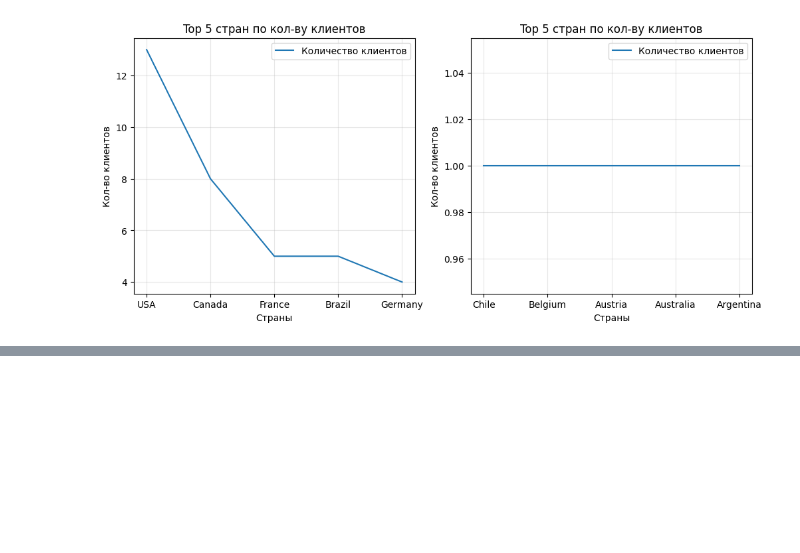
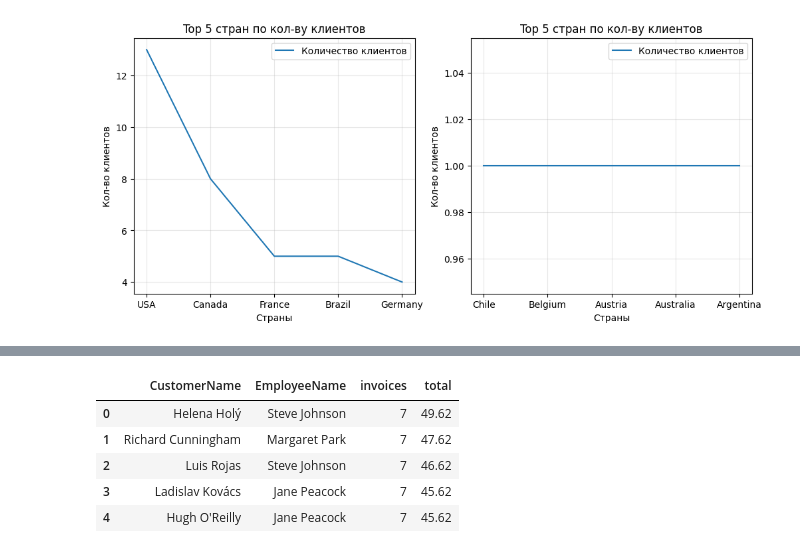
Before and after one commit to barmaley350/SQLLessons, a Jupyter notebook: jupyter_notebooks/examples.ipynb, the cells around one changed output, grey strips where cells are left out. Drawn from its saved outputs; the diff is of its cells as text; code cells hidden in the pictures; blank space fills up the shorter version.

```diff
--- a/jupyter_notebooks/examples.ipynb
+++ b/jupyter_notebooks/examples.ipynb
@@ -77,0 +81,20 @@ plt.show()
+# %%
+sql = """SELECT
+	c.FirstName || ' ' || c.LastName AS CustomerName,
+	e.FirstName || ' ' || e.LastName AS EmployeeName,
+	COUNT(i.InvoiceId) AS invoices,
+	SUM(i.Total) AS total
+FROM customer c
+LEFT JOIN employee e ON c.SupportRepId = e.EmployeeId
+LEFT JOIN invoice i ON i.CustomerId  = c.CustomerId
+GROUP BY c.CustomerId, e.FirstName, e.LastName
+ORDER BY total DESC;"""
+data = pd.read_sql_query(sql, conn)
+data.head()
+# %% [output]
+|  | CustomerName | EmployeeName | invoices | total |
+| 0 | Helena Holý | Steve Johnson | 7 | 49.62 |
+| 1 | Richard Cunningham | Margaret Park | 7 | 47.62 |
+| 2 | Luis Rojas | Steve Johnson | 7 | 46.62 |
+| 3 | Ladislav Kovács | Jane Peacock | 7 | 45.62 |
+| 4 | Hugh O'Reilly | Jane Peacock | 7 | 45.62 |
```
Also changed, not shown: parts of 1 cell of this notebook, 2 other files.
